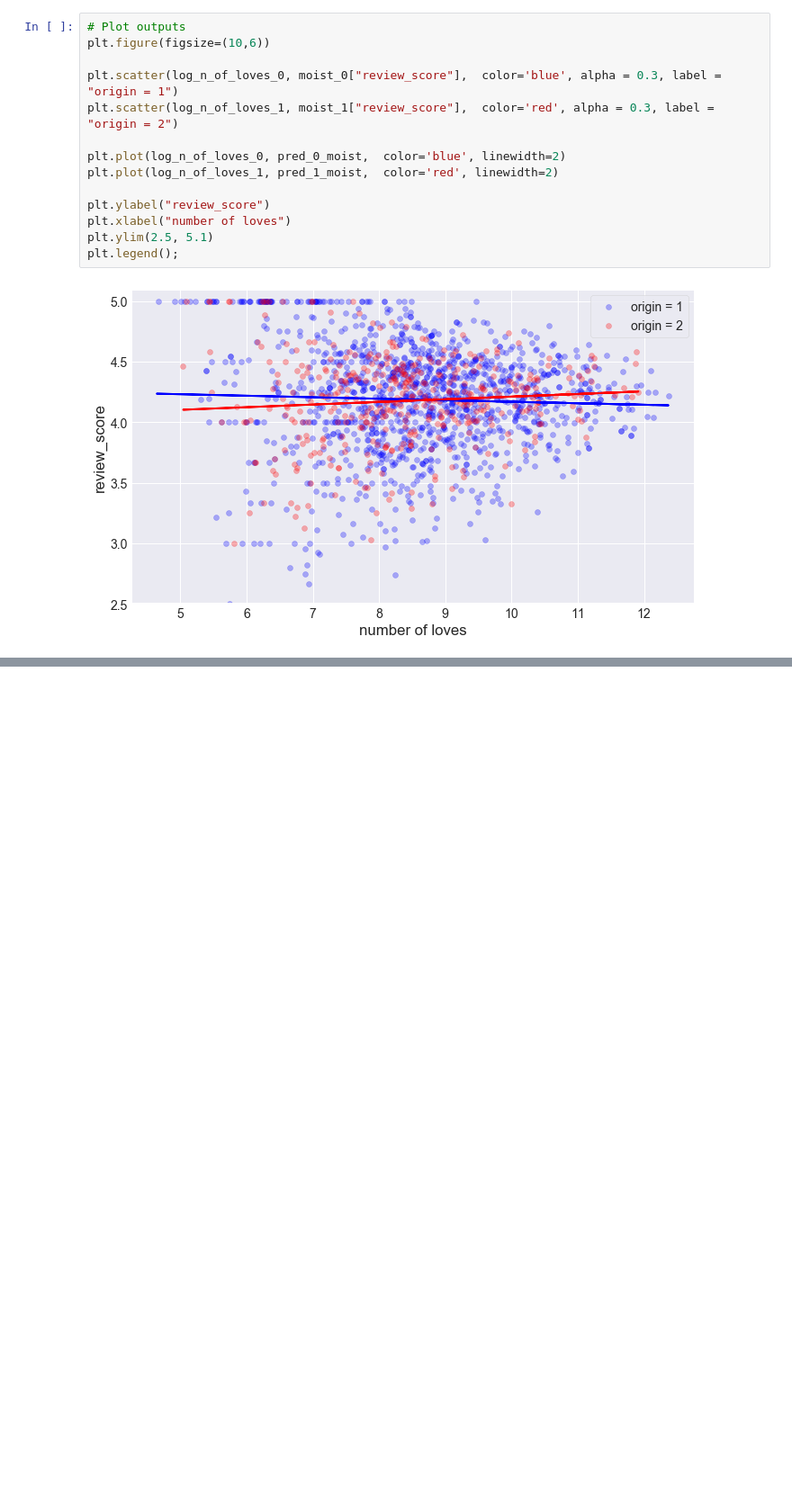
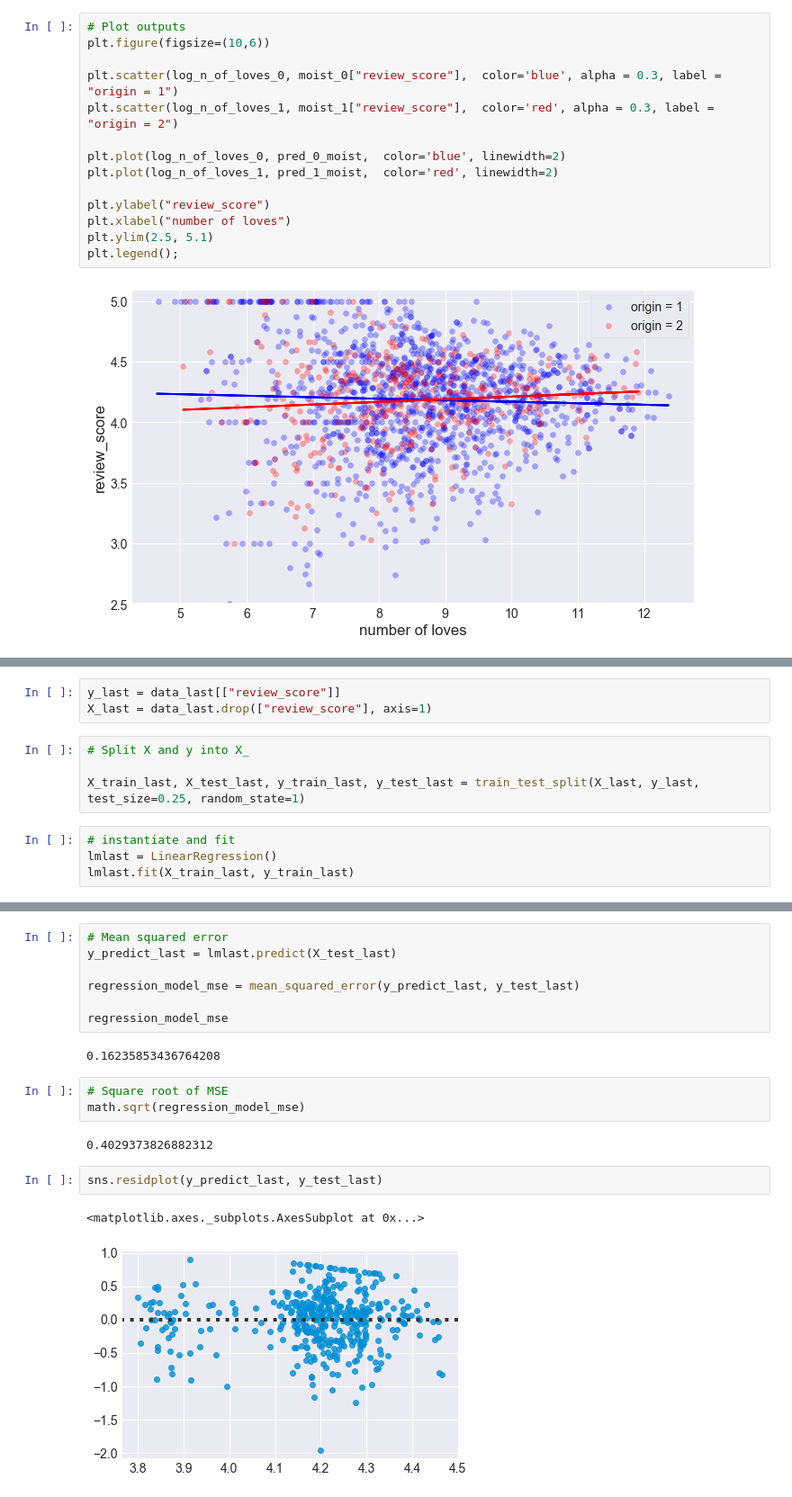
Before and after one commit to fpleoni/i_feel_pretty, a Jupyter notebook: src/Regression.ipynb, the cells around one changed output, grey strips where cells are left out. Shown at 90% size. Drawn from its saved outputs; the diff is of its cells as text; blank space fills up the shorter version.

Commit message:
multiple regression using scikit learn, part 2

```diff
--- a/src/Regression.ipynb
+++ b/src/Regression.ipynb
@@ -634,0 +660,11 @@ Warnings:
+# %%
+y_last = data_last[["review_score"]]
+X_last = data_last.drop(["review_score"], axis=1)
+# %%
+# Split X and y into X_
+
+X_train_last, X_test_last, y_train_last, y_test_last = train_test_split(X_last, y_last, test_size=0.25, random_state=1)
+# %%
+# instantiate and fit
+lmlast = LinearRegression()
+lmlast.fit(X_train_last, y_train_last)
@@ -634,0 +697,19 @@ Warnings:
+# %%
+# Mean squared error
+y_predict_last = lmlast.predict(X_test_last)
+
+regression_model_mse = mean_squared_error(y_predict_last, y_test_last)
+
+regression_model_mse
+# %% [output]
+0.16235853436764208
+# %%
+# Square root of MSE
+math.sqrt(regression_model_mse)
+# %% [output]
+0.4029373826882312
+# %%
+sns.residplot(y_predict_last, y_test_last)
+# %% [output]
+<matplotlib.axes._subplots.AxesSubplot at 0x...>
+[figure, added]
```
Also changed, not shown: parts of 17 cells of this notebook.
